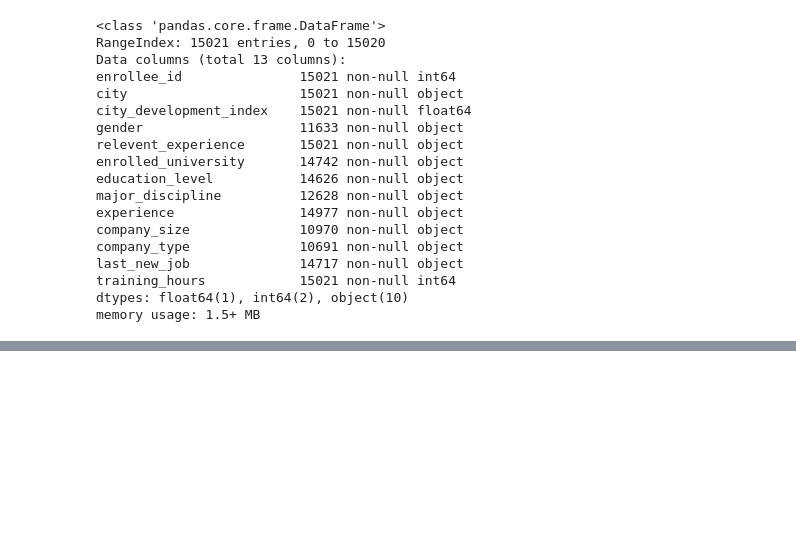
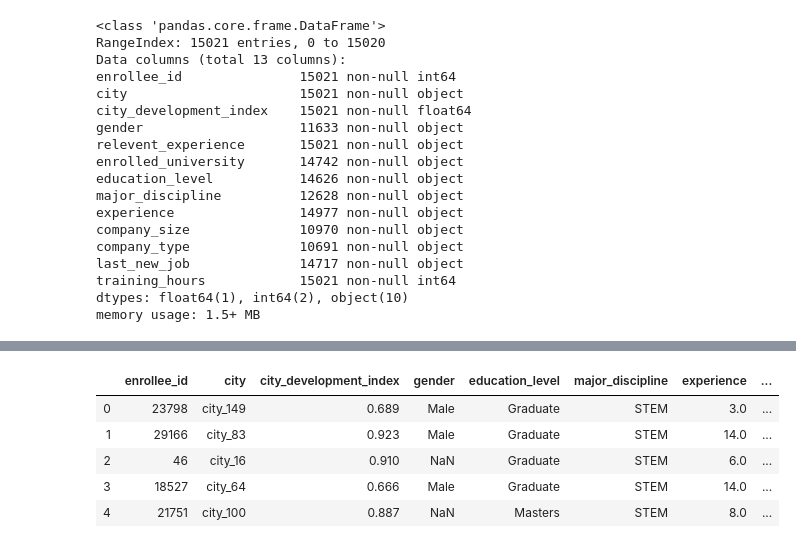
Before and after one commit to HemanthReddy99/JanataHack, a Jupyter notebook: JanaraHack4 - HR Analytics/Data Exploration.ipynb, the cells around one changed output, grey strips where cells are left out. Cells and saved outputs as stored; diff of their text form; code cells hidden in the pictures; blank space fills up the shorter version.

```diff
--- a/JanaraHack4 - HR Analytics/Data Exploration.ipynb
+++ b/JanaraHack4 - HR Analytics/Data Exploration.ipynb
@@ -636,0 +655,4 @@ memory usage: 1.5+ MB
+# %%
+for column in ['company_size','company_type']:
+    df[column].fillna(df[column].mode()[0], inplace=True)
+    testdf[column].fillna(testdf[column].mode()[0], inplace=True)
@@ -636,0 +706,14 @@ memory usage: 1.5+ MB
+# %%
+appenddf = pd.get_dummies(df['enrolled_university'])
+
+
+df = pd.concat([df.drop('enrolled_university',axis=1),appenddf], axis=1)
+
+df.head()
+# %% [output]
+|  | enrollee_id | city | city_development_index | gender | education_level | major_discipline | experience | ... |
+| 0 | 23798 | city_149 | 0.689 | Male | Graduate | STEM | 3.0 | ... |
+| 1 | 29166 | city_83 | 0.923 | Male | Graduate | STEM | 14.0 | ... |
+| 2 | 46 | city_16 | 0.910 | NaN | Graduate | STEM | 6.0 | ... |
+| 3 | 18527 | city_64 | 0.666 | Male | Graduate | STEM | 14.0 | ... |
+| 4 | 21751 | city_100 | 0.887 | NaN | Masters | STEM | 8.0 | ... |
```
Also changed, not shown: parts of 37 cells of this notebook.
